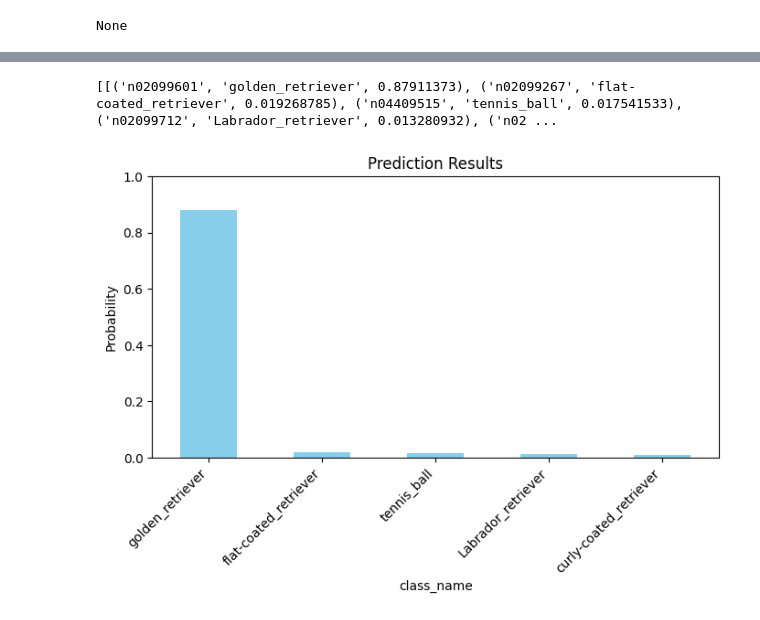
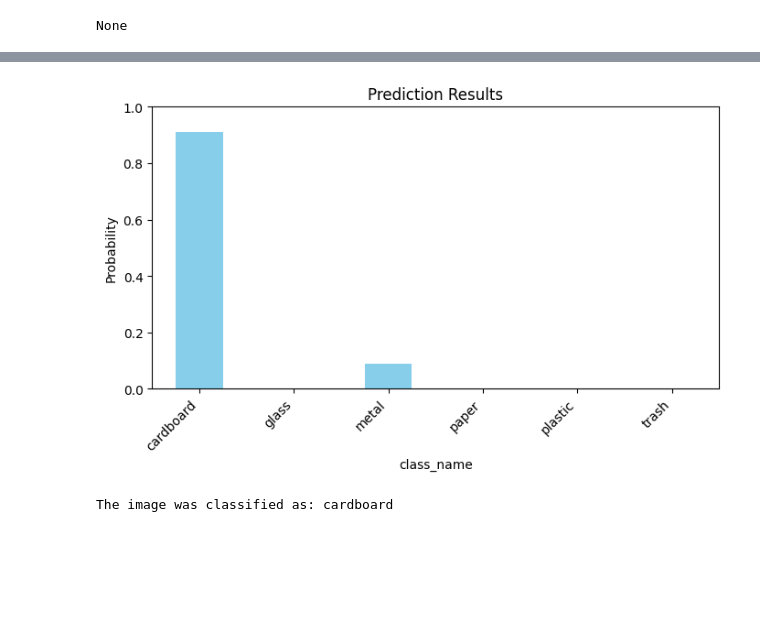
Before and after one commit to odeya-shnaps/waste-classifier, a Jupyter notebook: waste_sorter.ipynb, the cells around one changed output, grey strips where cells are left out. Drawn from its saved outputs; the diff is of its cells as text; code cells hidden in the pictures; blank space fills up the shorter version.

Commit message:
added test and prediction

```diff
--- a/waste_sorter.ipynb
+++ b/waste_sorter.ipynb
@@ -67,3 +66,8 @@ Using 505 files for validation.
+# %%
+# splitting val for test set
+val_batches = tf.data.experimental.cardinality(val_ds)
+test_ds = val_ds.take((2*val_batches) // 3)
+val_ds = val_ds.skip((2*val_batches) // 3)
 # %%
 class_names = train_ds.class_names
 print(class_names)
@@ -193,6 +191,6 @@ model.compile(
 es = EarlyStopping(monitor='val_accuracy', mode='max', patience=5,  restore_best_weights=True)
 
 #model.fit(train_image, train_labels, validation_split=0.2, epochs=10, callbacks=[es], batch_size=32)
-model.fit(normalized_train_ds, validation_data=normalized_val_ds, epochs=10, callbacks=[es])
+model.fit(normalized_train_ds, validation_data=normalized_val_ds, epochs=20, callbacks=[es])
 # %% [output]
 Epoch 1/10
@@ -209,0 +223,5 @@ Epoch 6/10
+# %%
+random_class = str(class_names[np.random.randint(0, 6)])
+print(random_class)
+rand_pic = str(np.random.randint(1, 100))
+print(rand_pic)
@@ -210,5 +231,6 @@ Epoch 6/10
 # %%
-img_path = '/content/dog.jpg'
+img_path = '/content/data/dataset-original/'+ random_class + '/' + random_class + rand_pic + '.jpg'
+print(img_path)
 #There is an interpolation method to match the source size with the target size
 #image loaded in PIL (Python Imaging Library)
 img = image.load_img(img_path,color_mode='rgb', target_size=(224, 224))
@@ -233,17 +254,22 @@ Downloading data from https://storage.googleapis.com/download.tensorflow.org/dat
 # %%
-import pandas as pd
-import matplotlib.pyplot as plt
+prob = np.reshape(features, -1)
 
-print(p)
 # Convert to a Pandas DataFrame
-df = pd.DataFrame(p[0], columns=['id', 'class_name', 'probability'])
+df = pd.DataFrame({'class_name': class_names,'probability': prob}, columns=['class_name', 'probability'])
+#print(df)
 
 # Plot the bar chart
 df.plot.bar(x='class_name', y='probability', color='skyblue', legend=False, figsize=(8, 4), title="Prediction Results")
 plt.xticks(rotation=45, ha='right')
 plt.ylabel("Probability")
 plt.ylim(0, 1)  # Optional: Set y-axis limits
 plt.show()
 # %% [output]
-[[('n02099601', 'golden_retriever', 0.87911373), ('n02099267', 'flat-coated_retriever', 0.019268785), ('n04409515', 'tennis_ball', 0.017541533), ('n02099712', 'Labrador_retriever', 0.013280932), ('n02 ...
-[figure, old version]
+[figure, new version]
+# %%
+# find the index of the class with maximum score
+pred = np.argmax(features, axis=-1)
+# print the label of the class with maximum score
+print("The image was classified as:",class_names[pred[0]])
+# %% [output]
+The image was classified as: cardboard
```
Also changed, not shown: parts of 17 cells of this notebook.
